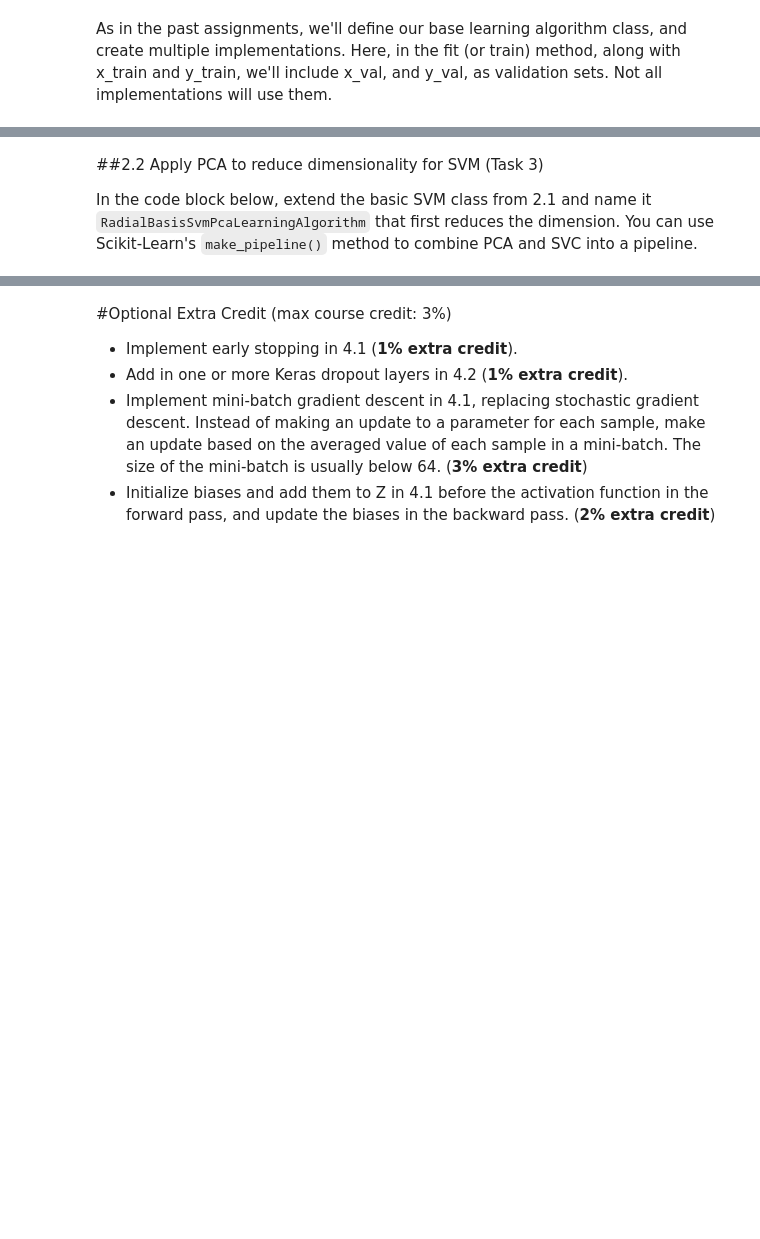
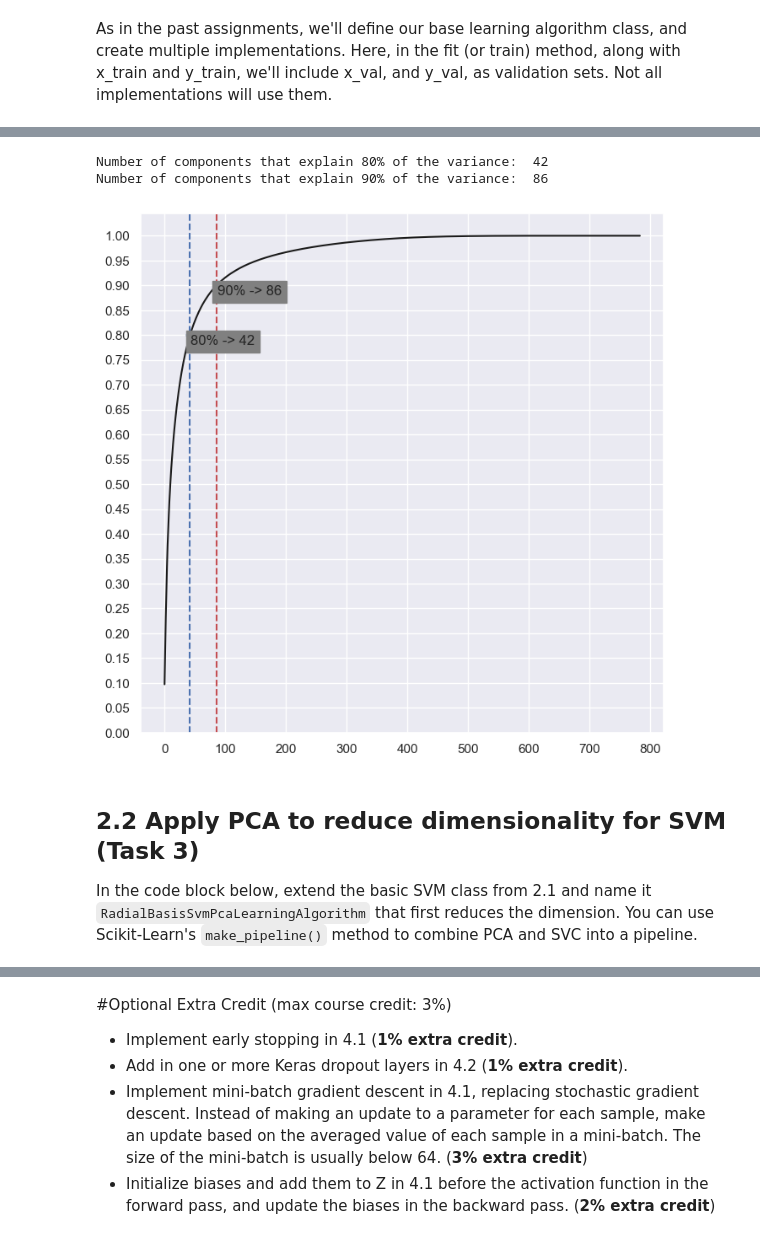
Before and after one commit to DataMonarch/ml, a Jupyter notebook: assignments/3/Homework 3 Multiclass Classification.ipynb, the cells around one changed output, grey strips where cells are left out. Saved outputs shown, nothing was run; the diff lists cells and outputs as text; code cells hidden in the pictures; blank space fills up the shorter version.

```diff
--- a/assignments/3/Homework 3 Multiclass Classification.ipynb
+++ b/assignments/3/Homework 3 Multiclass Classification.ipynb
@@ -225,4 +287,27 @@ Based on the variance vs. num components chart above, how many components repres
+# %%
+# Get the number of components that explain 80 and 90 percent of the variance
+n_components_80 = np.where(np.cumsum(exp_var) > 0.80)[0][0]
+n_components_90 = np.where(np.cumsum(exp_var) > 0.90)[0][0]
+
+print('Number of components that explain 80% of the variance: ', n_components_80)
+print('Number of components that explain 90% of the variance: ', n_components_90)
+
+# Plot the results on the cumulative variance plot
+plt.plot(np.cumsum(exp_var), c='k')
+plt.axvline(n_components_80, c='b', linestyle='--')
+plt.scatter(n_components_80, 0.80, c='b')
+plt.annotate(f'80% -> {n_components_80}', (n_components_80+1, 0.78), backgroundcolor='gray')
+
+plt.axvline(n_components_90, c='r', linestyle='--')
+plt.scatter(n_components_90, 0.90, c='r')
+plt.annotate(f'90% -> {n_components_90}', (n_components_90+1, 0.88), backgroundcolor='gray')
+
+y_ticks = plt.yticks(np.arange(0, 1.01, step=0.05))
+# %% [output]
+Number of components that explain 80% of the variance:  42
+Number of components that explain 90% of the variance:  86
+[figure, added]
 # %% [markdown]
-##2.2 Apply PCA to reduce dimensionality for SVM (Task 3)
+##  2.2 Apply PCA to reduce dimensionality for SVM (Task 3)
 
 In the code block below, extend the basic SVM class from 2.1 and name it `RadialBasisSvmPcaLearningAlgorithm` that first reduces the dimension. You can use Scikit-Learn's `make_pipeline()` method to combine PCA and SVC into a pipeline.
```
Also changed, not shown: parts of 30 cells of this notebook, 4 other files.
